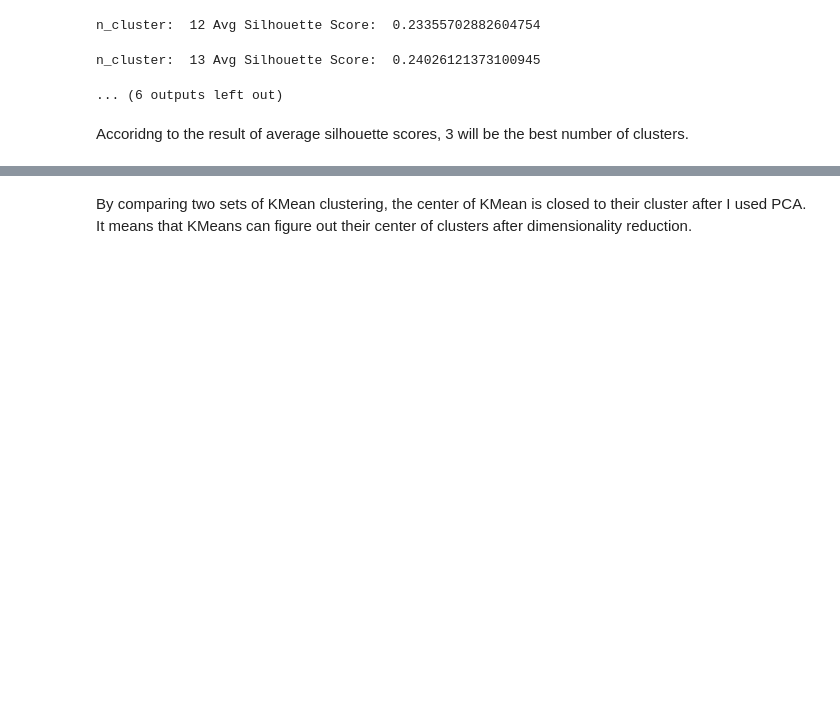
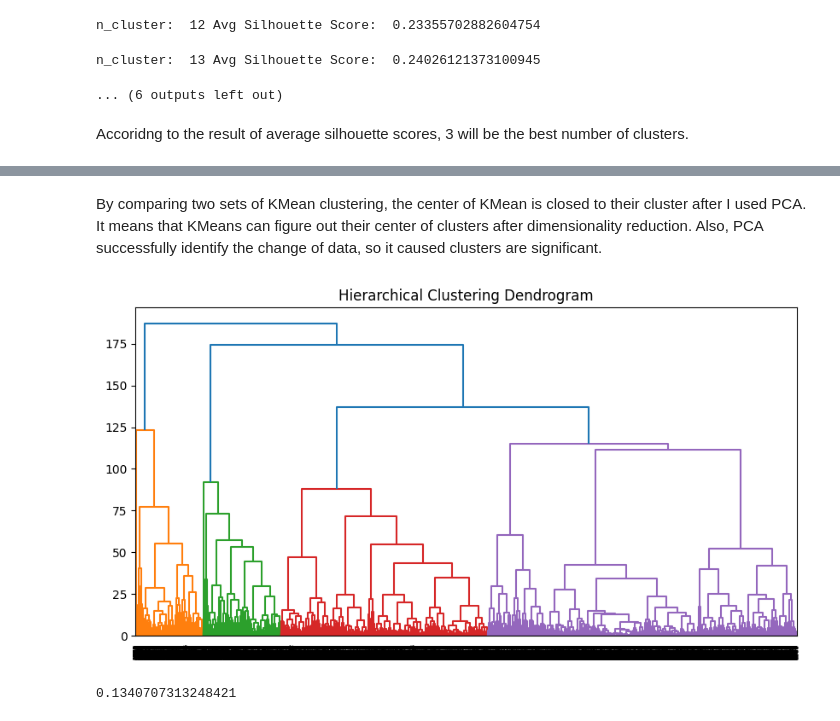
Before and after one commit to HaoyuHunterFang/schulich_data_science, a Jupyter notebook: Assignment2_Haoyu_Fang_DS2.ipynb, the cells around one changed output, grey strips where cells are left out. Drawn from its saved outputs; the diff is of its cells as text; code cells hidden in the pictures; blank space fills up the shorter version.

```diff
--- a/Assignment2_Haoyu_Fang_DS2.ipynb
+++ b/Assignment2_Haoyu_Fang_DS2.ipynb
@@ -360,2 +373,24 @@ plt.show()
 # %% [markdown]
-By comparing two sets of KMean clustering, the center of KMean is closed to their cluster after I used PCA. It means that KMeans can figure out their center of clusters after dimensionality reduction.
+By comparing two sets of KMean clustering, the center of KMean is closed to their cluster after I used PCA. It means that KMeans can figure out their center of clusters after dimensionality reduction. Also, PCA successfully identify the change of data, so it caused clusters are significant.
+# %%
+# Importing required libraries
+from scipy.cluster.hierarchy import dendrogram, linkage
+from scipy.cluster.hierarchy import fcluster
+
+# Generate linkage matrix
+Z = linkage(df_pca, method='ward')
+
+# Plotting
+plt.figure(figsize=(10, 5))
+dendrogram(Z)
+plt.title('Hierarchical Clustering Dendrogram')
+plt.show()
+# %% [output]
+[figure, added]
+# %%
+#Calculate Silhouette Score
+hc_labels = fcluster(Z, t=4, criterion='maxclust')
+hier_sil_score = silhouette_score(df_pca, hc_labels)
+hier_sil_score
+# %% [output]
+0.1340707313248421
```
Also changed, not shown: parts of 34 cells of this notebook, 1 other file.
